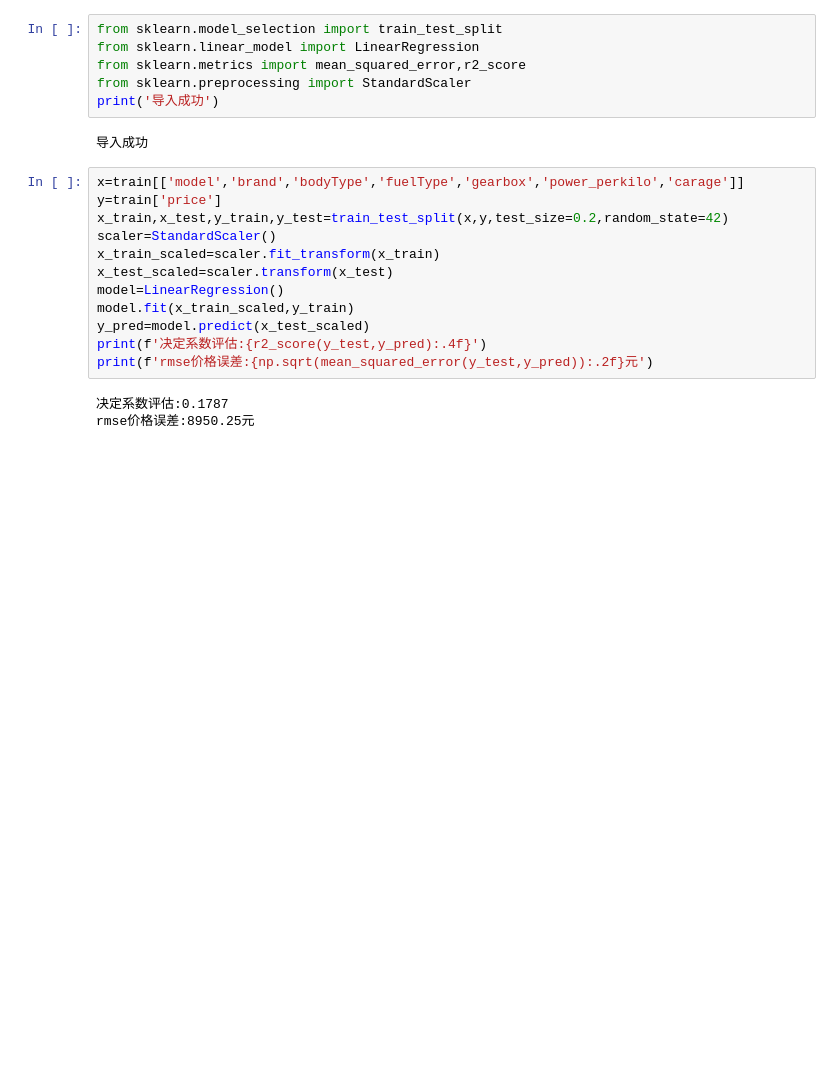
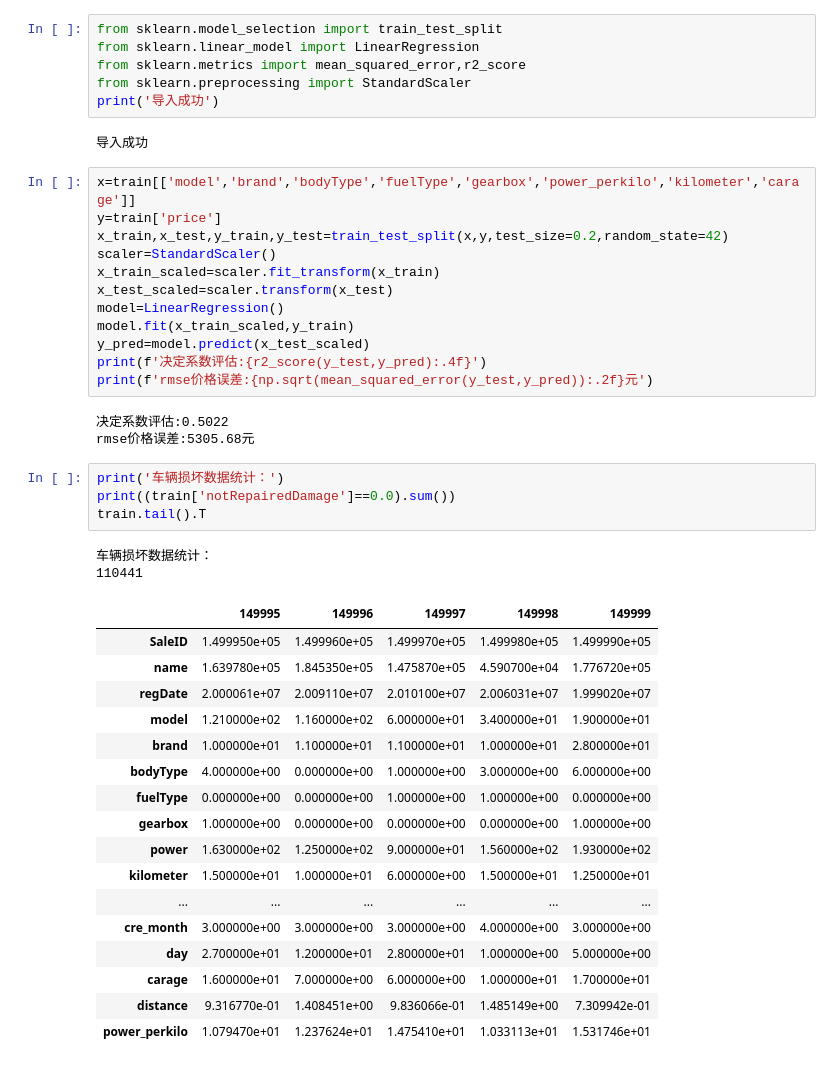
Before and after one commit to jiawen-yu/tianchi-price-predicition, a Jupyter notebook: notebooks/01_EDA.ipynb, the cells around one changed output. Cells and saved outputs as stored; diff of their text form; blank space fills up the shorter version.

```diff
--- a/notebooks/01_EDA.ipynb
+++ b/notebooks/01_EDA.ipynb
@@ -324,7 +325,7 @@ print('导入成功')
 # %% [output]
 导入成功
 # %%
-x=train[['model','brand','bodyType','fuelType','gearbox','power_perkilo','carage']]
+x=train[['model','brand','bodyType','fuelType','gearbox','power_perkilo','kilometer','carage']]
 y=train['price']
 x_train,x_test,y_train,y_test=train_test_split(x,y,test_size=0.2,random_state=42)
 scaler=StandardScaler()
@@ -336,8 +337,32 @@ y_pred=model.predict(x_test_scaled)
 print(f'决定系数评估:{r2_score(y_test,y_pred):.4f}')
 print(f'rmse价格误差:{np.sqrt(mean_squared_error(y_test,y_pred)):.2f}元')
 # %% [output]
-决定系数评估:0.1787
-rmse价格误差:8950.25元
+决定系数评估:0.5022
+rmse价格误差:5305.68元
+# %%
+print('车辆损坏数据统计：')
+print((train['notRepairedDamage']==0.0).sum())
+train.tail().T
+# %% [output]
+车辆损坏数据统计：
+110441
+|  | 149995 | 149996 | 149997 | 149998 | 149999 |
+| SaleID | 1.499950e+05 | 1.499960e+05 | 1.499970e+05 | 1.499980e+05 | 1.499990e+05 |
+| name | 1.639780e+05 | 1.845350e+05 | 1.475870e+05 | 4.590700e+04 | 1.776720e+05 |
+| regDate | 2.000061e+07 | 2.009110e+07 | 2.010100e+07 | 2.006031e+07 | 1.999020e+07 |
+| model | 1.210000e+02 | 1.160000e+02 | 6.000000e+01 | 3.400000e+01 | 1.900000e+01 |
+| brand | 1.000000e+01 | 1.100000e+01 | 1.100000e+01 | 1.000000e+01 | 2.800000e+01 |
+| bodyType | 4.000000e+00 | 0.000000e+00 | 1.000000e+00 | 3.000000e+00 | 6.000000e+00 |
+| fuelType | 0.000000e+00 | 0.000000e+00 | 1.000000e+00 | 1.000000e+00 | 0.000000e+00 |
+| gearbox | 1.000000e+00 | 0.000000e+00 | 0.000000e+00 | 0.000000e+00 | 1.000000e+00 |
+| power | 1.630000e+02 | 1.250000e+02 | 9.000000e+01 | 1.560000e+02 | 1.930000e+02 |
+| kilometer | 1.500000e+01 | 1.000000e+01 | 6.000000e+00 | 1.500000e+01 | 1.250000e+01 |
+| ... | ... | ... | ... | ... | ... |
+| cre_month | 3.000000e+00 | 3.000000e+00 | 3.000000e+00 | 4.000000e+00 | 3.000000e+00 |
+| day | 2.700000e+01 | 1.200000e+01 | 2.800000e+01 | 1.000000e+00 | 5.000000e+00 |
+| carage | 1.600000e+01 | 7.000000e+00 | 6.000000e+00 | 1.000000e+01 | 1.700000e+01 |
+| distance | 9.316770e-01 | 1.408451e+00 | 9.836066e-01 | 1.485149e+00 | 7.309942e-01 |
+| power_perkilo | 1.079470e+01 | 1.237624e+01 | 1.475410e+01 | 1.033113e+01 | 1.531746e+01 |
 # %%
 import os
 os.chdir(r'C:\Users\yjw10\OneDrive\桌面\tianchi-price-prediction')
```
Also changed, not shown: parts of 6 cells of this notebook.
